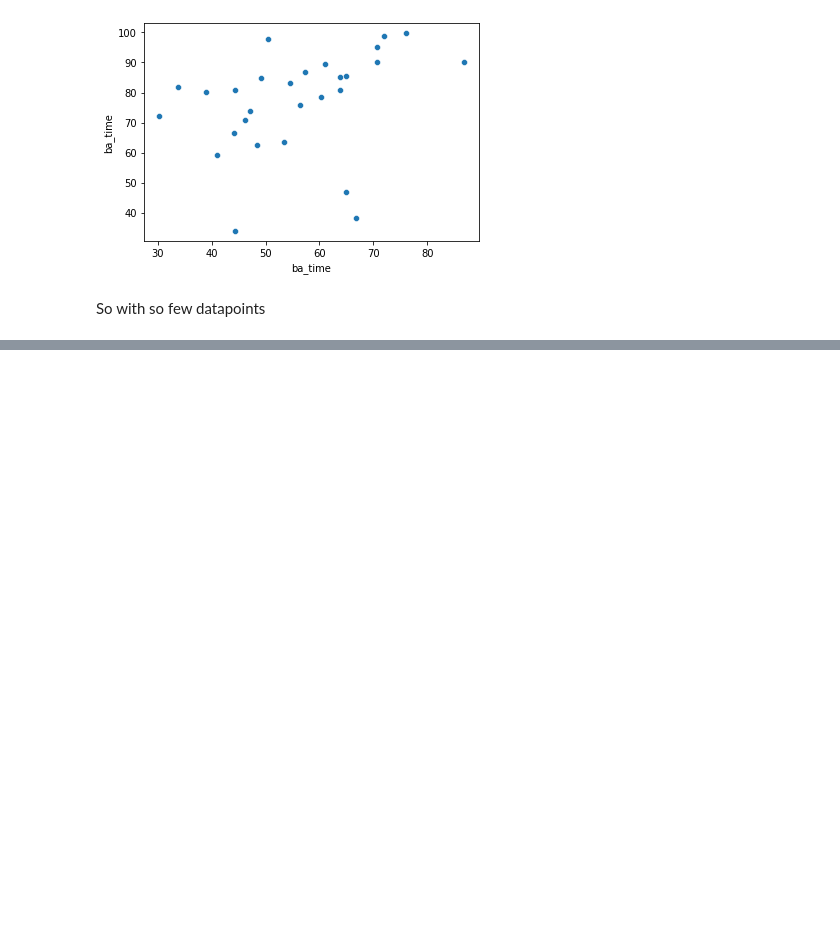
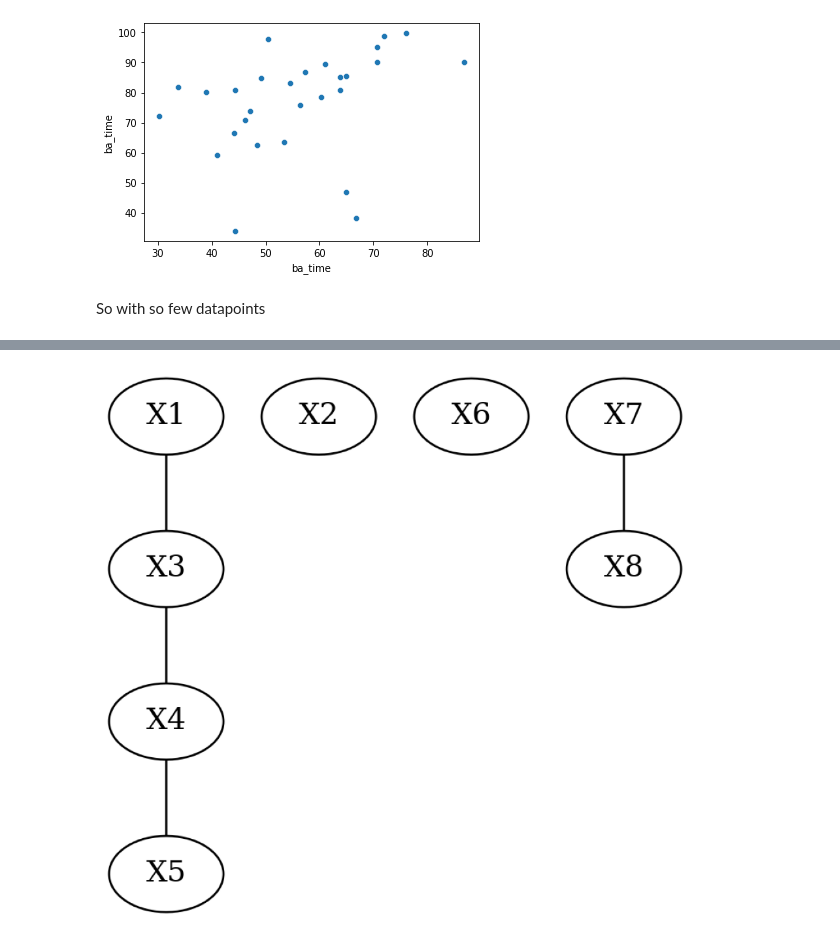
Before and after one commit to sonofhypnos/blog, a Jupyter notebook: _notebooks/2021-09-14-bachelorTime.ipynb, the cells around one changed output, grey strips where cells are left out. Saved outputs shown, nothing was run; the diff lists cells and outputs as text; code cells hidden in the pictures; blank space fills up the shorter version.

```diff
--- a/_notebooks/2021-09-14-bachelorTime.ipynb
+++ b/_notebooks/2021-09-14-bachelorTime.ipynb
@@ -115,0 +238,4 @@ So with so few datapoints
+# %%
+data = ba2.drop('university', axis = 1).fillna(value=0)
+# %%
+data = data.dropna().to_numpy()
@@ -115,0 +262,11 @@ So with so few datapoints
+# %%
+from causallearn.search.ConstraintBased.PC import pc
+cg = pc(data,show_progress=True)
+
+cg.draw_pydot_graph()
+from causallearn.utils.GraphUtils import GraphUtils
+
+pyd = GraphUtils.to_pydot(cg.G)
+pyd.write_png('simple_test.png')
+# %% [output]
+[figure, added]
```
Also changed, not shown: parts of 22 cells of this notebook, 6 other files.
